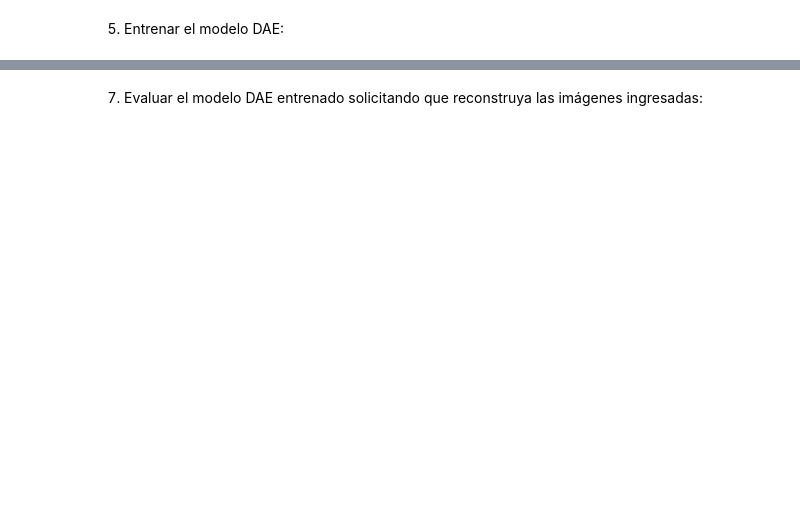
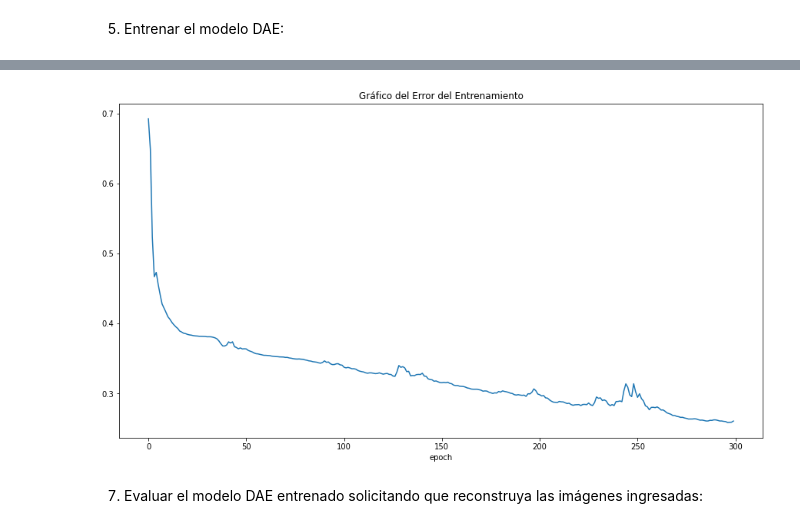
Before and after one commit to PGP-MachineLearning/demoANIMALES, a Jupyter notebook: Imag DAE ANIMALES.ipynb, the cells around one changed output, grey strips where cells are left out. Cells and saved outputs as stored; diff of their text form; code cells hidden in the pictures; blank space fills up the shorter version.

```diff
--- a/Imag DAE ANIMALES.ipynb
+++ b/Imag DAE ANIMALES.ipynb
@@ -31,7 +33,7 @@ print("\nLibrerías importadas")
 
 #
 #@markdown ### Parámetros de imágenes:
-imagen_largo_ancho = 20 #@param {type:"integer"}
+imagen_largo_ancho = 32 #@param {type:"integer"}
 imagen_color = True #@param {type:"boolean"}
 
 #@markdown ### Parámetros de la red:
@@ -177,11 +202,10 @@ if len(x_train)>0:
 5) Creación del modelo DAE:
 # %%
 #@title Establecer el modelo
-
 # define la arquitectura de capas del Deep Autoencoder
 # teniendo en cuenta la definición dada anteriomente
-input_img_Lay = Input(shape=(num_inputs,), name='input_img') # capa de entrada
-eachLay = input_img_Lay
+input_data_Lay = Input(shape=(num_inputs,), name='input_data') # capa de entrada
+eachLay = input_data_Lay
 auxName = 'enc_'
 auxId = 1
 for num_hid in dae_layers:
@@ -204,12 +228,13 @@ for num_hid in dae_layers:
     if num_features==num_hid:
       features_Lay = eachLay
 
-output_img_Lay = Dense(num_outputs, activation=None, name='output_img')(eachLay) # capa de salida
+##output_data_Lay = Dense(num_outputs, activation=None, name='output_data')(eachLay) # capa de salida
+output_data_Lay = Dense(num_outputs, activation='sigmoid', name='output_data')(eachLay) # capa de salida
 
 # genera el modelo Deep Autoencoder
-DAEmodel = Model(input_img_Lay, output_img_Lay, name='DAE')
-#DAEmodel.compile(optimizer='rmsprop', loss='mse', metrics=['accuracy'])
-DAEmodel.compile(optimizer='adam', loss='mse', metrics=['accuracy'])
+DAEmodel = Model(input_data_Lay, output_data_Lay, name='DAE')
+##DAEmodel.compile(optimizer='adam', loss='mse', metrics=['accuracy'])
+DAEmodel.compile(optimizer='adam', loss='binary_crossentropy')
 
 print("Modelo DAE creado con ", len(DAEmodel.layers), " capas:")
 DAEmodel.summary()
@@ -222,6 +266,6 @@ plot_model(DAEmodel, show_layer_names=True, show_shapes=True)
 
 # lleva a cabo el entrenamiento
 # usando los mismos datos como entrada y salida
-DAEmodel.fit(x_train, x_train,
+history = DAEmodel.fit(x_train, x_train,
                 epochs = cantEpocas,
-                batch_size = 15)
+                shuffle=True)
@@ -228,3 +290,13 @@ DAEmodel.fit(x_train, x_train,
+# %%
+#@title Mostrar Gráficos del Entrenamiento
+plt.figure(figsize=(15,8))
+plt.plot(history.history['loss'])
+plt.title('Gráfico del Error del Entrenamiento')
+plt.ylabel('')
+plt.xlabel('epoch')
+plt.show()
+# %% [output]
+[figure, added]
 # %% [markdown]
 7) Evaluar el modelo DAE entrenado solicitando que reconstruya las imágenes ingresadas:
 # %%
```
Also changed, not shown: parts of 15 cells of this notebook, 7 other files.
